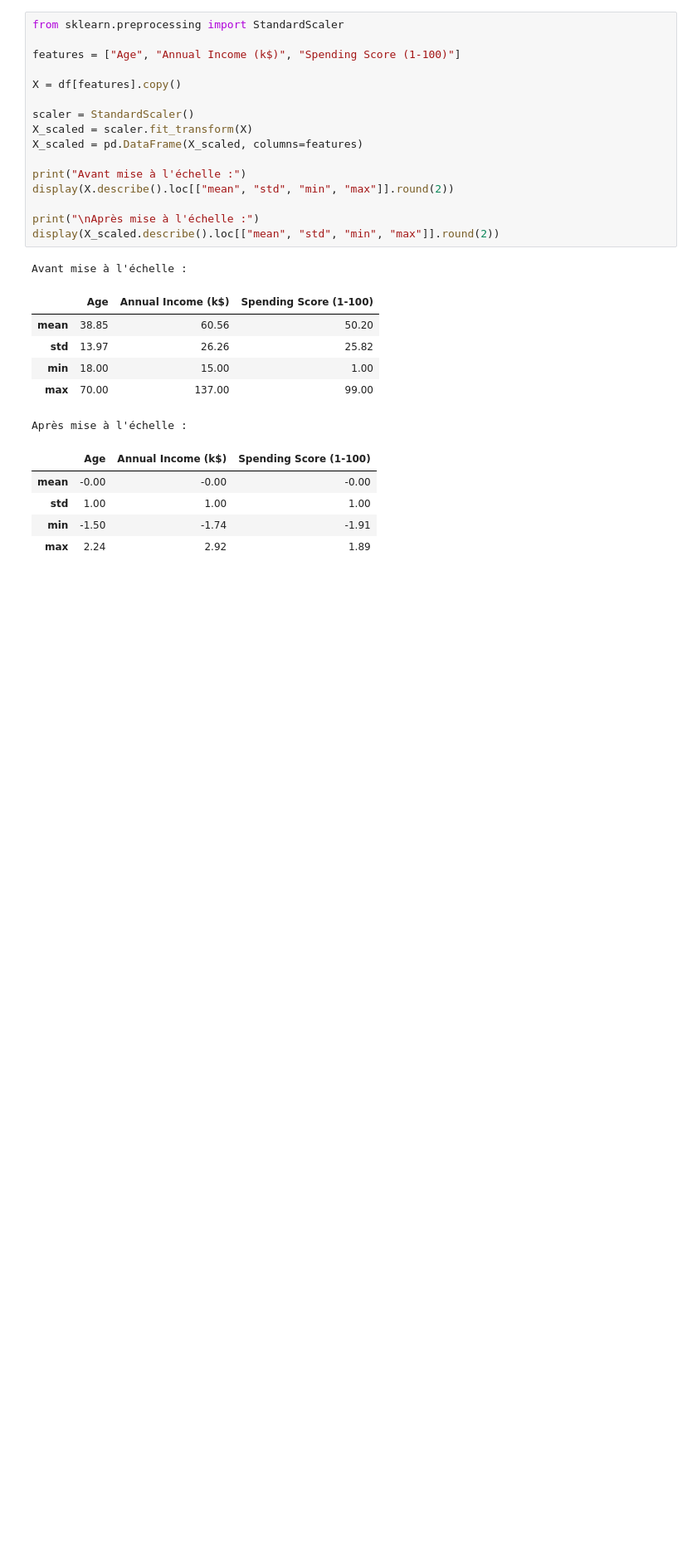
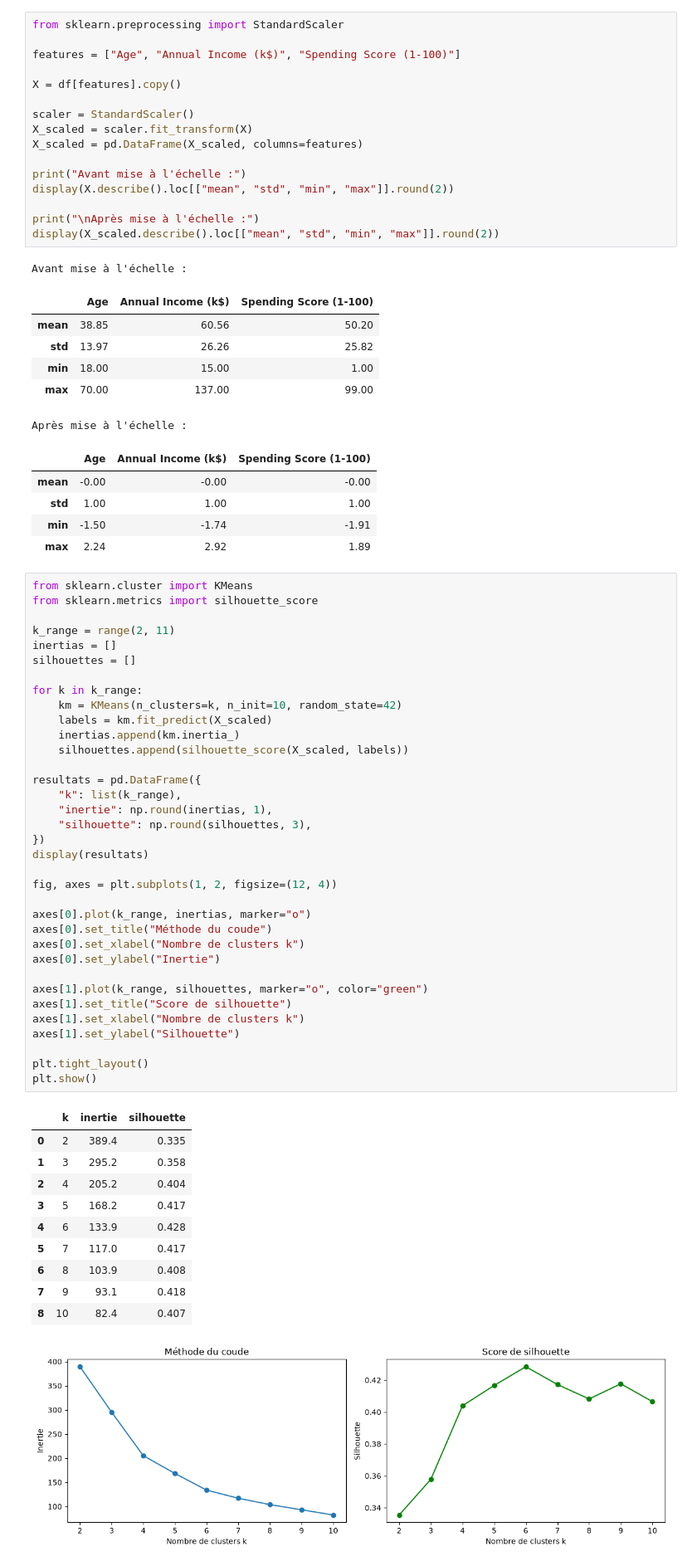
Before and after one commit to mayelepetitanicet-commits/segmentation-clients-kmeans, a Jupyter notebook: notebooks/01_segmentation.ipynb, the cells around one changed output. Shown at 83% size. Cells and saved outputs as stored; diff of their text form; blank space fills up the shorter version.

```diff
--- a/notebooks/01_segmentation.ipynb
+++ b/notebooks/01_segmentation.ipynb
@@ -163,3 +163,50 @@ Après mise à l'échelle :
 | std | 1.00 | 1.00 | 1.00 |
 | min | -1.50 | -1.74 | -1.91 |
 | max | 2.24 | 2.92 | 1.89 |
+# %%
+from sklearn.cluster import KMeans
+from sklearn.metrics import silhouette_score
+
+k_range = range(2, 11)
+inertias = []
+silhouettes = []
+
+for k in k_range:
+    km = KMeans(n_clusters=k, n_init=10, random_state=42)
+    labels = km.fit_predict(X_scaled)
+    inertias.append(km.inertia_)
+    silhouettes.append(silhouette_score(X_scaled, labels))
+
+resultats = pd.DataFrame({
+    "k": list(k_range),
+    "inertie": np.round(inertias, 1),
+    "silhouette": np.round(silhouettes, 3),
+})
+display(resultats)
+
+fig, axes = plt.subplots(1, 2, figsize=(12, 4))
+
+axes[0].plot(k_range, inertias, marker="o")
+axes[0].set_title("Méthode du coude")
+axes[0].set_xlabel("Nombre de clusters k")
+axes[0].set_ylabel("Inertie")
+
+axes[1].plot(k_range, silhouettes, marker="o", color="green")
+axes[1].set_title("Score de silhouette")
+axes[1].set_xlabel("Nombre de clusters k")
+axes[1].set_ylabel("Silhouette")
+
+plt.tight_layout()
+plt.show()
+# %% [output]
+|  | k | inertie | silhouette |
+| 0 | 2 | 389.4 | 0.335 |
+| 1 | 3 | 295.2 | 0.358 |
+| 2 | 4 | 205.2 | 0.404 |
+| 3 | 5 | 168.2 | 0.417 |
+| 4 | 6 | 133.9 | 0.428 |
+| 5 | 7 | 117.0 | 0.417 |
+| 6 | 8 | 103.9 | 0.408 |
+| 7 | 9 | 93.1 | 0.418 |
+| 8 | 10 | 82.4 | 0.407 |
+[figure, added]
```
Also changed, not shown: parts of 2 cells of this notebook, 2 other files.
